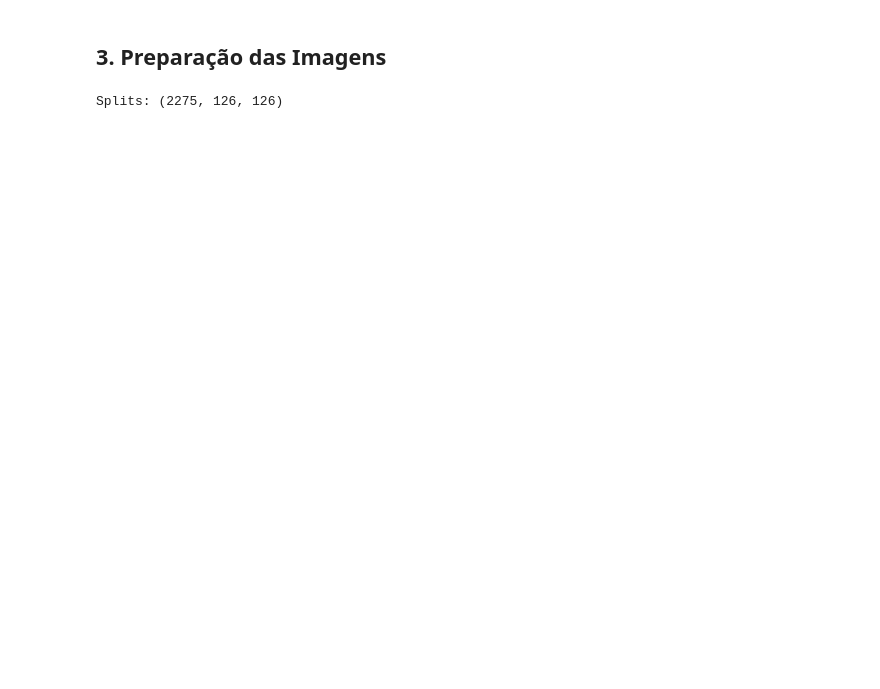
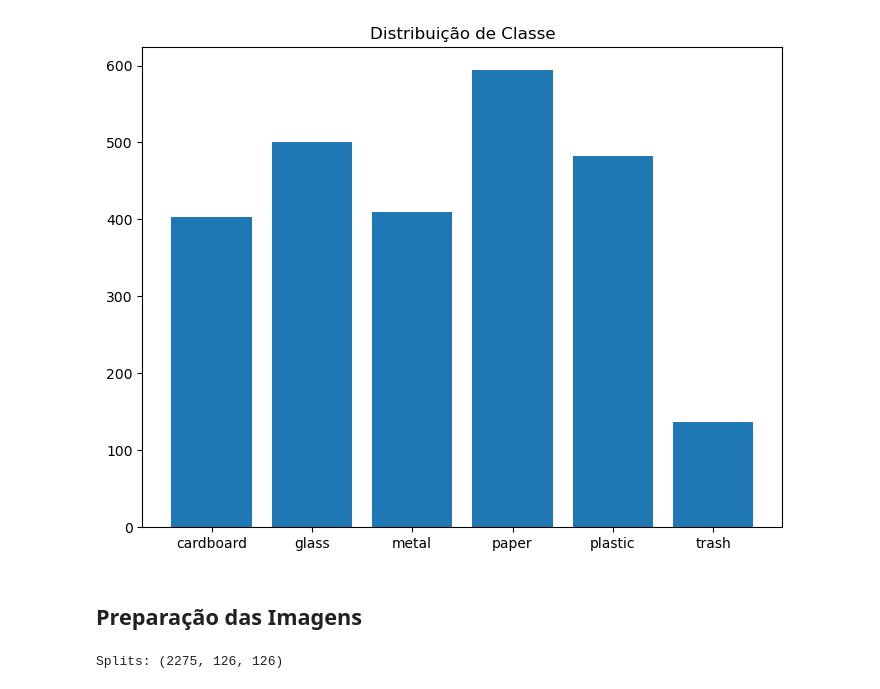
Before and after one commit to marcosmorais94/formacao-inteligencia-artificial, a Jupyter notebook: analises-imagens-IA/projeto03-material-reciclavel.ipynb, the cells around one changed output. Drawn from its saved outputs; the diff is of its cells as text; code cells hidden in the pictures; blank space fills up the shorter version.

```diff
--- a/analises-imagens-IA/projeto03-material-reciclavel.ipynb
+++ b/analises-imagens-IA/projeto03-material-reciclavel.ipynb
@@ -99,5 +106,15 @@ print(dataset.classes)
+# %%
+# Plot
+fig = plt.figure()
+ax = fig.add_axes([0,0,1,1])
+counts = [403,501,410,594,482,137]
+ax.bar(dataset.classes, counts)
+plt.title('Distribuição de Classe')
+plt.show()
+# %% [output]
+[figure, added]
 # %% [markdown]
-## 3. Preparação das Imagens
+## Preparação das Imagens
 # %%
 # Função de split (divisão 90/5/5)
 def split(length) -> tuple:
```
Also changed, not shown: parts of 87 cells of this notebook.
